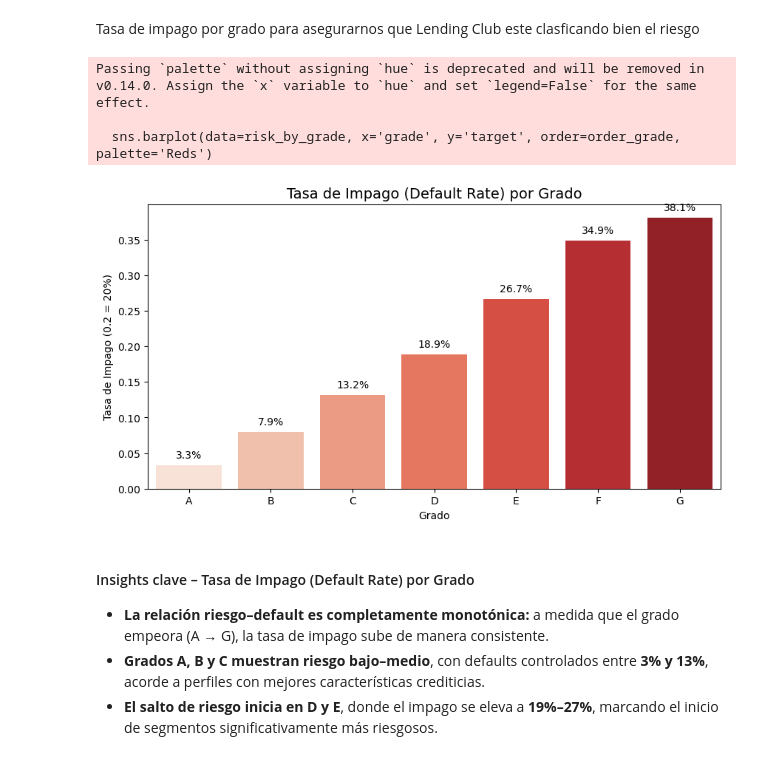
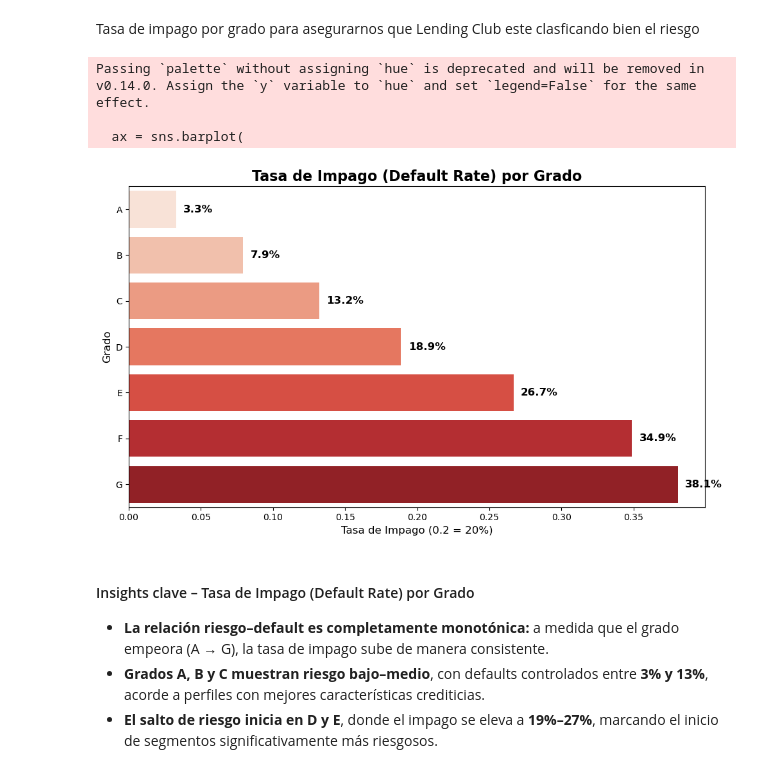
Before and after one commit to arturotowers/Proyecto_Lab_Indicadores, a Jupyter notebook: Notebook/Proyecto_LendingClub.ipynb, the cells around one changed output. Cells and saved outputs as stored; diff of their text form; code cells hidden in the pictures.

```diff
--- a/Notebook/Proyecto_LendingClub.ipynb
+++ b/Notebook/Proyecto_LendingClub.ipynb
@@ -563,23 +861,46 @@ Passing `palette` without assigning `hue` is deprecated and will be removed in v
 # %% [markdown]
 Tasa de impago por grado para asegurarnos que Lending Club este clasficando bien el riesgo
 # %%
-plt.figure(figsize=(10, 5))
-# Calculamos el promedio de 'target' (que es 0 o 1) por grupo -> Eso nos da la Tasa de Default
+plt.figure(figsize=(10, 6))
+
+# Calcular tasa de impago por grado
 risk_by_grade = df_accepted.groupby('grade')['target'].mean().reset_index()
 
-sns.barplot(data=risk_by_grade, x='grade', y='target', order=order_grade, palette='Reds')
-plt.title('Tasa de Impago (Default Rate) por Grado', fontsize=14)
-plt.ylabel('Tasa de Impago (0.2 = 20%)')
-plt.xlabel('Grado')
-# Agregar etiquetas de porcentaje encima de las barras
+# Ordenar grados alfabéticamente
+order_grade = sorted(df_accepted['grade'].unique())
+risk_by_grade = risk_by_grade.set_index('grade').loc[order_grade].reset_index()
+
+# Gráfico horizontal
+ax = sns.barplot(
+    data=risk_by_grade,
+    y='grade',
+    x='target',
+    palette='Reds'
+)
+
+plt.title('Tasa de Impago (Default Rate) por Grado', fontsize=16, fontweight='bold')
+plt.xlabel('Tasa de Impago (0.2 = 20%)', fontsize=12)
+plt.ylabel('Grado', fontsize=12)
+
+# Etiquetas al final de cada barra (%)
 for index, row in risk_by_grade.iterrows():
-    plt.text(index, row.target + 0.01, f'{row.target:.1%}', color='black', ha="center")
+    plt.text(
+        row['target'] + 0.005,   # un poquito a la derecha
+        index,
+        f'{row["target"]:.1%}',
+        va='center',
+        fontsize=12,
+        fontweight='bold',
+        color='black'
+    )
+
+plt.tight_layout()
 plt.show()
 # %% [output]
-Passing `palette` without assigning `hue` is deprecated and will be removed in v0.14.0. Assign the `x` variable to `hue` and set `legend=False` for the same effect.
+Passing `palette` without assigning `hue` is deprecated and will be removed in v0.14.0. Assign the `y` variable to `hue` and set `legend=False` for the same effect.
 
-  sns.barplot(data=risk_by_grade, x='grade', y='target', order=order_grade, palette='Reds')
+  ax = sns.barplot(
-[figure, old version]
+[figure, new version]
 # %% [markdown]
 #### Insights clave – Tasa de Impago (Default Rate) por Grado
 
```
Also changed, not shown: parts of 66 cells of this notebook.
